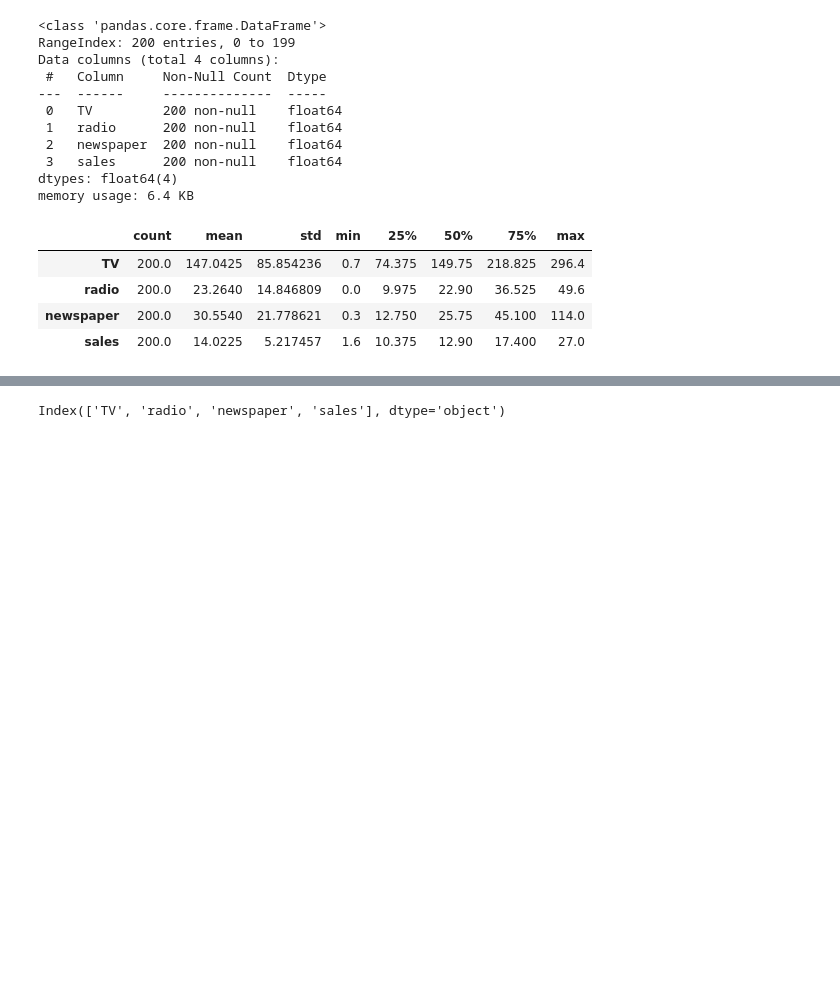
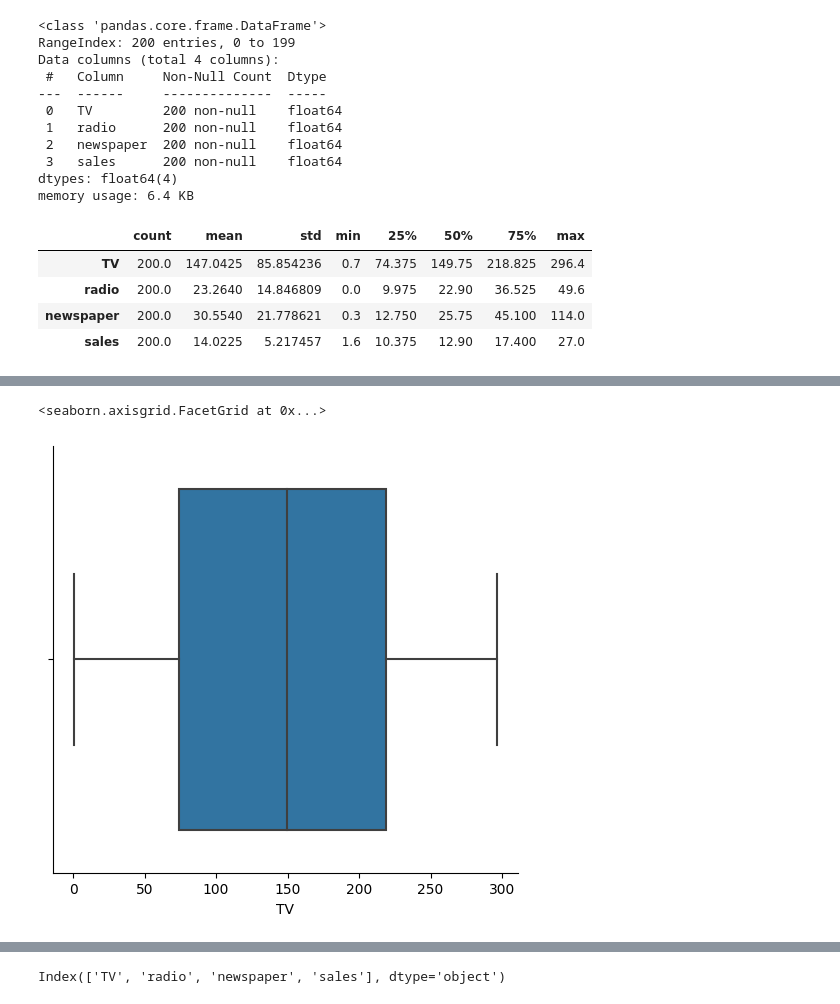
Before and after one commit to Ricardomanuel1/Maestr-a_Ciencia_de_Datos, a Jupyter notebook: II. Introduccion_Ciencia_Datos/EjercicioAdvertising.ipynb, the cells around one changed output, grey strips where cells are left out. Cells and saved outputs as stored; diff of their text form; code cells hidden in the pictures; blank space fills up the shorter version.

```diff
--- a/II. Introduccion_Ciencia_Datos/EjercicioAdvertising.ipynb
+++ b/II. Introduccion_Ciencia_Datos/EjercicioAdvertising.ipynb
@@ -61,0 +84,5 @@ datos.describe().T
+# %%
+sns.catplot(data=datos, x="TV", kind="box")
+# %% [output]
+<seaborn.axisgrid.FacetGrid at 0x...>
+[figure, added]
```
Also changed, not shown: parts of 30 cells of this notebook.
